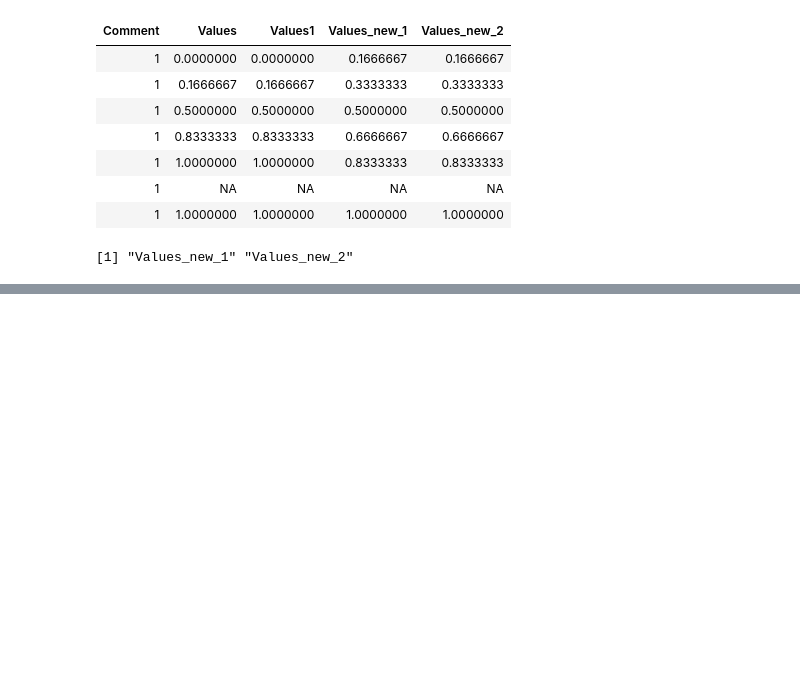
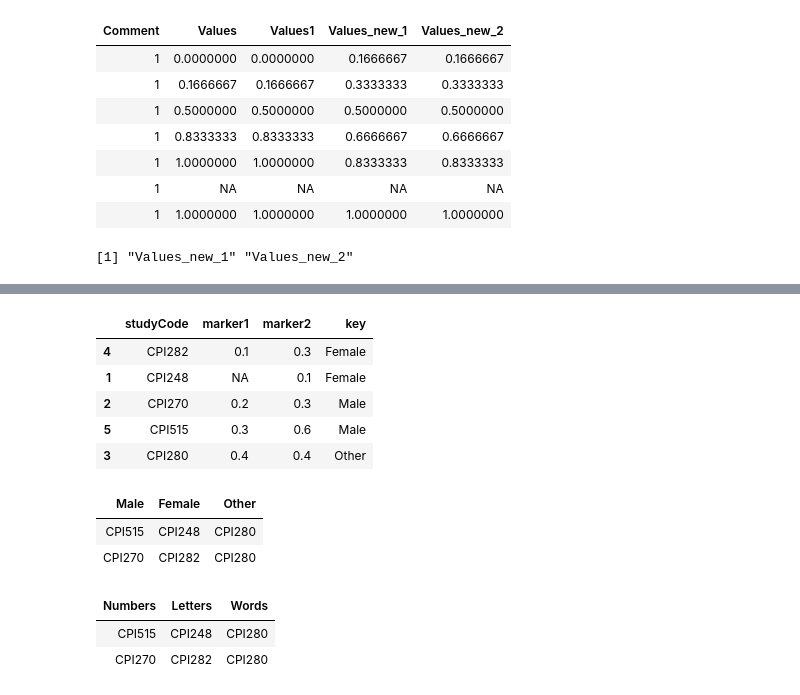
Before and after one commit to tuantla80/R-Shiny-Apps, a Jupyter notebook: R_Examples/Dataframe.ipynb, the cells around one changed output, grey strips where cells are left out. Cells and saved outputs as stored; diff of their text form; code cells hidden in the pictures; blank space fills up the shorter version.

```diff
--- a/R_Examples/Dataframe.ipynb
+++ b/R_Examples/Dataframe.ipynb
@@ -1379,0 +1530,5 @@ $cols_in_data_only
+# %%
+df1 <- data.frame(studyCode = c('CPI515', 'CPI248', 'CPI270', 'CPI280', 'CPI282'),
+                 marker1 = c(0.3, NA, 0.2, 0.4, 0.1),
+                 marker2 = c(0.6, 0.1, 0.3, 0.4, 0.3))
+df1
@@ -1379,0 +1545,11 @@ $cols_in_data_only
+# %%
+# Add gender to columm
+dic = list(Male = c('CPI515', 'CPI270'),
+           Female = c('CPI248', 'CPI282'),
+           Other = c('CPI280')) # c()) #
+#dic
+n <- c("Male", "Female", "Other")
+#stack(setNames(dic, n))
+#unlist(dic)
+df2 <- data.frame(value = unlist(dic), key = rep(n, lengths(dic)))
+df2
@@ -1379,0 +1563,6 @@ $cols_in_data_only
+# %%
+df <- merge(x = df1,
+                     y = df2,
+                     by.x = 'studyCode',
+                     by.y = 'value')
+df
@@ -1379,0 +1576,9 @@ $cols_in_data_only
+# %%
+df[order(df$key, df$marker1), ]
+# %% [output]
+|  | studyCode | marker1 | marker2 | key |
+| 4 | CPI282 | 0.1 | 0.3 | Female |
+| 1 | CPI248 | NA | 0.1 | Female |
+| 2 | CPI270 | 0.2 | 0.3 | Male |
+| 5 | CPI515 | 0.3 | 0.6 | Male |
+| 3 | CPI280 | 0.4 | 0.4 | Other |
@@ -1379,0 +1587,12 @@ $cols_in_data_only
+# %%
+as.data.frame(dic)
+# %% [output]
+| Male | Female | Other |
+| CPI515 | CPI248 | CPI280 |
+| CPI270 | CPI282 | CPI280 |
+# %%
+as.data.frame(dic, col.names = c("Numbers", "Letters", "Words"))
+# %% [output]
+| Numbers | Letters | Words |
+| CPI515 | CPI248 | CPI280 |
+| CPI270 | CPI282 | CPI280 |
```
Also changed, not shown: parts of 26 cells of this notebook.
